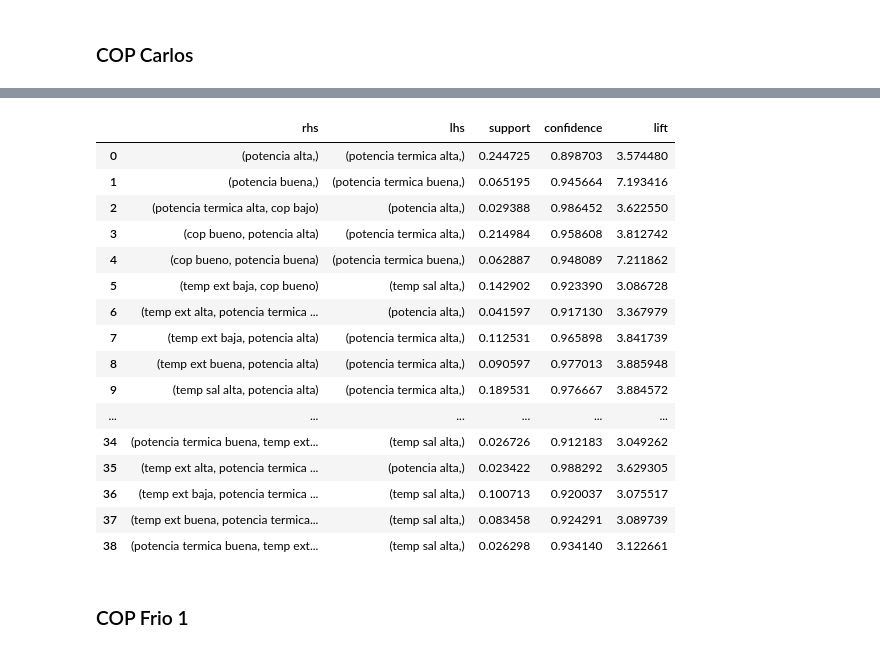
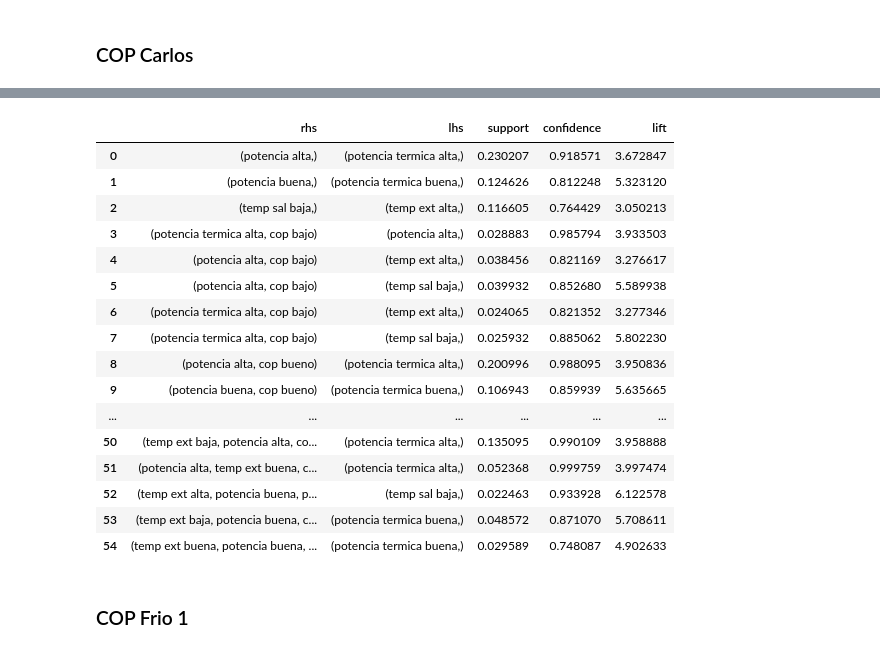
Before and after one commit to douglasag17/ML-SmartBuildings, a Jupyter notebook: AprendizajeConReglasDeAsociacion/apriori.ipynb, the cells around one changed output, grey strips where cells are left out. Saved outputs shown, nothing was run; the diff lists cells and outputs as text; code cells hidden in the pictures.

Commit message:
apriori frio 1

```diff
--- a/AprendizajeConReglasDeAsociacion/apriori.ipynb
+++ b/AprendizajeConReglasDeAsociacion/apriori.ipynb
@@ -78,40 +77,48 @@ See the caveats in the documentation: http://pandas.pydata.org/pandas-docs/stabl
 | 75% | 67.599998 | 255.914298 | 23.717333 | 42.450001 | ... |
 | max | 164.206665 | 592.614391 | 43.799999 | 47.889999 | ... |
 # %%
+minPotenciaCarlos = 27.5
+maxPotenciaCarlos = 67.5
+minPotenciaTermicaCarlos = 106
+maxPotenciaTermicaCarlos = 255.9
+minTempExterior = 12.4
+maxTempExterior = 23.7
+minTempSalidaCarlos = 28.8
+maxTempSalidaCarlos = 42.4
+
 dataCarlosArr = dataCarlos.to_numpy()
 size_dataCarlosArr = dataCarlos.shape
 filas = size_dataCarlosArr[0]
-columnas = size_dataCarlosArr[1]
 for i in range(filas):
-    if (float(dataCarlosArr[i][0]) > 43) and float((dataCarlosArr[i][0]) < 63):
+    if (float(dataCarlosArr[i][0]) > minPotenciaCarlos) and float((dataCarlosArr[i][0]) < maxPotenciaCarlos):
         dataCarlosArr[i][5] = 'potencia buena'
-    elif (float(dataCarlosArr[i][0]) <= 43):
+    elif (float(dataCarlosArr[i][0]) <= minPotenciaCarlos):
         dataCarlosArr[i][5] = 'potencia baja'
-    elif (float(dataCarlosArr[i][0]) >= 63):
+    elif (float(dataCarlosArr[i][0]) >= maxPotenciaCarlos):
         dataCarlosArr[i][5] = 'potencia alta'
 # %%
 for i in range(filas):
-    if (float(dataCarlosArr[i][1]) > 132) and (float(dataCarlosArr[i][1]) < 255):
+    if (float(dataCarlosArr[i][1]) > minPotenciaTermicaCarlos) and (float(dataCarlosArr[i][1]) < maxPotenciaTermicaCarlos):
         dataCarlosArr[i][6] = 'potencia termica buena'
-    elif (float(dataCarlosArr[i][1]) <= 132):
+    elif (float(dataCarlosArr[i][1]) <= minPotenciaTermicaCarlos):
         dataCarlosArr[i][6] = 'potencia termica baja'
-    elif (float(dataCarlosArr[i][1]) >= 255):
+    elif (float(dataCarlosArr[i][1]) >= maxPotenciaTermicaCarlos):
         dataCarlosArr[i][6] = 'potencia termica alta'
 # %%
 for i in range(filas):
-    if (float(dataCarlosArr[i][2]) > 10) and (float(dataCarlosArr[i][2]) < 20):
+    if (float(dataCarlosArr[i][2]) > minTempExterior) and (float(dataCarlosArr[i][2]) < maxTempExterior):
         dataCarlosArr[i][7] = 'temp ext buena'
-    elif (float(dataCarlosArr[i][2]) <= 10):
+    elif (float(dataCarlosArr[i][2]) <= minTempExterior):
         dataCarlosArr[i][7] = 'temp ext baja'
-    elif (float(dataCarlosArr[i][2]) >= 20):
+    elif (float(dataCarlosArr[i][2]) >= maxTempExterior):
         dataCarlosArr[i][7] = 'temp ext alta'
 # %%
 for i in range(filas):
-    if (float(dataCarlosArr[i][3]) > 21) and (float(dataCarlosArr[i][3]) < 42):
+    if (float(dataCarlosArr[i][3]) > minTempExterior) and (float(dataCarlosArr[i][3]) < maxTempExterior):
         dataCarlosArr[i][8] = 'temp sal buena'
-    elif (float(dataCarlosArr[i][3]) <= 21):
+    elif (float(dataCarlosArr[i][3]) <= minTempExterior):
         dataCarlosArr[i][8] = 'temp sal baja'
-    elif (float(dataCarlosArr[i][3]) >= 42):
+    elif (float(dataCarlosArr[i][3]) >= maxTempExterior):
         dataCarlosArr[i][8] = 'temp sal alta'
 # %%
 for i in range(filas):
@@ -157,28 +164,28 @@ def inspect(results):
 # %%
 dataCarlosNP = dataCarlosApriori.to_numpy()
 transactionsCarlos = list(map(tuple, dataCarlosNP))
-rules = apriori(transactionsCarlos, min_support = 0.02, min_confidence = 0.8, min_lift = 3, min_length = 2)
+rules = apriori(transactionsCarlos, min_support = 0.02, min_confidence = 0.5, min_lift = 3, min_length = 2)
 results = list(rules)
 # dataframe para ver los datos resultados
 resultDataFrame = pd.DataFrame(inspect(results), columns=['rhs','lhs','support','confidence','lift'])
 resultDataFrame
 # %% [output]
 |  | rhs | lhs | support | confidence | lift |
-| 0 | (potencia alta,) | (potencia termica alta,) | 0.244725 | 0.898703 | 3.574480 |
-| 1 | (potencia buena,) | (potencia termica buena,) | 0.065195 | 0.945664 | 7.193416 |
-| 2 | (potencia termica alta, cop bajo) | (potencia alta,) | 0.029388 | 0.986452 | 3.622550 |
-| 3 | (cop bueno, potencia alta) | (potencia termica alta,) | 0.214984 | 0.958608 | 3.812742 |
-| 4 | (cop bueno, potencia buena) | (potencia termica buena,) | 0.062887 | 0.948089 | 7.211862 |
-| 5 | (temp ext baja, cop bueno) | (temp sal alta,) | 0.142902 | 0.923390 | 3.086728 |
-| 6 | (temp ext alta, potencia termica ... | (potencia alta,) | 0.041597 | 0.917130 | 3.367979 |
-| 7 | (temp ext baja, potencia alta) | (potencia termica alta,) | 0.112531 | 0.965898 | 3.841739 |
-| 8 | (temp ext buena, potencia alta) | (potencia termica alta,) | 0.090597 | 0.977013 | 3.885948 |
-| 9 | (temp sal alta, potencia alta) | (potencia termica alta,) | 0.189531 | 0.976667 | 3.884572 |
+| 0 | (potencia alta,) | (potencia termica alta,) | 0.230207 | 0.918571 | 3.672847 |
+| 1 | (potencia buena,) | (potencia termica buena,) | 0.124626 | 0.812248 | 5.323120 |
+| 2 | (temp sal baja,) | (temp ext alta,) | 0.116605 | 0.764429 | 3.050213 |
+| 3 | (potencia termica alta, cop bajo) | (potencia alta,) | 0.028883 | 0.985794 | 3.933503 |
+| 4 | (potencia alta, cop bajo) | (temp ext alta,) | 0.038456 | 0.821169 | 3.276617 |
+| 5 | (potencia alta, cop bajo) | (temp sal baja,) | 0.039932 | 0.852680 | 5.589938 |
+| 6 | (potencia termica alta, cop bajo) | (temp ext alta,) | 0.024065 | 0.821352 | 3.277346 |
+| 7 | (potencia termica alta, cop bajo) | (temp sal baja,) | 0.025932 | 0.885062 | 5.802230 |
+| 8 | (potencia alta, cop bueno) | (potencia termica alta,) | 0.200996 | 0.988095 | 3.950836 |
+| 9 | (potencia buena, cop bueno) | (potencia termica buena,) | 0.106943 | 0.859939 | 5.635665 |
 | ... | ... | ... | ... | ... | ... |
-| 34 | (potencia termica buena, temp ext... | (temp sal alta,) | 0.026726 | 0.912183 | 3.049262 |
-| 35 | (temp ext alta, potencia termica ... | (potencia alta,) | 0.023422 | 0.988292 | 3.629305 |
-| 36 | (temp ext baja, potencia termica ... | (temp sal alta,) | 0.100713 | 0.920037 | 3.075517 |
-| 37 | (temp ext buena, potencia termica... | (temp sal alta,) | 0.083458 | 0.924291 | 3.089739 |
-| 38 | (potencia termica buena, temp ext... | (temp sal alta,) | 0.026298 | 0.934140 | 3.122661 |
+| 50 | (temp ext baja, potencia alta, co... | (potencia termica alta,) | 0.135095 | 0.990109 | 3.958888 |
+| 51 | (potencia alta, temp ext buena, c... | (potencia termica alta,) | 0.052368 | 0.999759 | 3.997474 |
+| 52 | (temp ext alta, potencia buena, p... | (temp sal baja,) | 0.022463 | 0.933928 | 6.122578 |
+| 53 | (temp ext baja, potencia buena, c... | (potencia termica buena,) | 0.048572 | 0.871070 | 5.708611 |
+| 54 | (temp ext buena, potencia buena, ... | (potencia termica buena,) | 0.029589 | 0.748087 | 4.902633 |
 # %% [markdown]
 ### COP Frio 1
```
Also changed, not shown: parts of 9 cells of this notebook.
